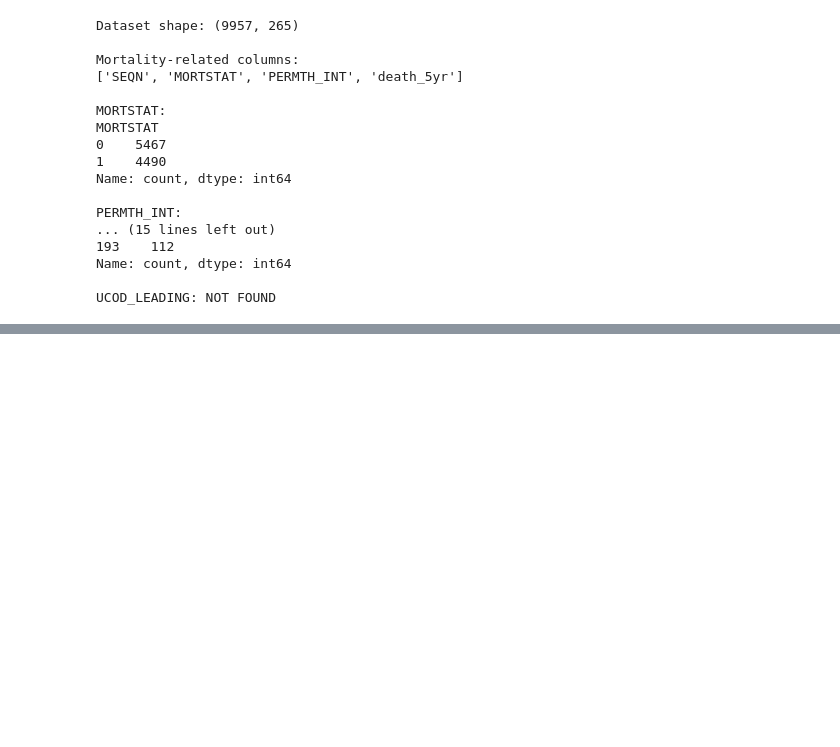
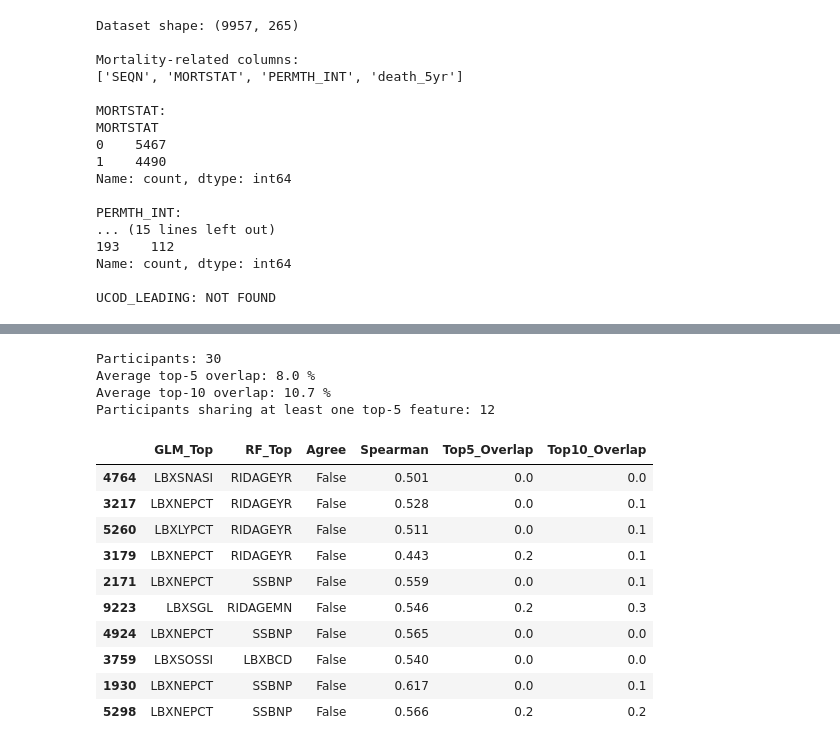
Before and after one commit to Evode-Manirahari/nhanes-cardiovascular-ml, a Jupyter notebook: notebooks/03_onehot_baseline_cv.ipynb, the cells around one changed output, grey strips where cells are left out. Cells and saved outputs as stored; diff of their text form; code cells hidden in the pictures; blank space fills up the shorter version.

```diff
--- a/notebooks/03_onehot_baseline_cv.ipynb
+++ b/notebooks/03_onehot_baseline_cv.ipynb
@@ -1287,0 +2120,59 @@ UCOD_LEADING: NOT FOUND
+# %%
+# Compare top-5 and top-10 SHAP features for each person
+
+def top_k_overlap(glm_values, rf_values, k):
+    overlaps = []
+
+    for i in range(len(glm_values)):
+        glm_top = set(np.argsort(-glm_values[i])[:k])
+        rf_top = set(np.argsort(-rf_values[i])[:k])
+
+        shared = len(glm_top & rf_top)
+        overlaps.append(shared / k)
+
+    return np.array(overlaps)
+
+
+top5_overlap = top_k_overlap(glm_abs, rf_abs, 5)
+top10_overlap = top_k_overlap(glm_abs, rf_abs, 10)
+
+print("Participants:", len(people_30))
+
+print(
+    "Average top-5 overlap:",
+    round(top5_overlap.mean() * 100, 1), "%"
+)
+
+print(
+    "Average top-10 overlap:",
+    round(top10_overlap.mean() * 100, 1), "%"
+)
+
+print(
+    "Participants sharing at least one top-5 feature:",
+    int((top5_overlap > 0).sum())
+)
+
+# Show participant-level results
+overlap_comparison = comparison_30.copy()
+
+overlap_comparison["Top5_Overlap"] = top5_overlap
+overlap_comparison["Top10_Overlap"] = top10_overlap
+
+display(overlap_comparison.head(10).round(3))
+# %% [output]
+Participants: 30
+Average top-5 overlap: 8.0 %
+Average top-10 overlap: 10.7 %
+Participants sharing at least one top-5 feature: 12
+|  | GLM_Top | RF_Top | Agree | Spearman | Top5_Overlap | Top10_Overlap |
+| 4764 | LBXSNASI | RIDAGEYR | False | 0.501 | 0.0 | 0.0 |
+| 3217 | LBXNEPCT | RIDAGEYR | False | 0.528 | 0.0 | 0.1 |
+| 5260 | LBXLYPCT | RIDAGEYR | False | 0.511 | 0.0 | 0.1 |
+| 3179 | LBXNEPCT | RIDAGEYR | False | 0.443 | 0.2 | 0.1 |
+| 2171 | LBXNEPCT | SSBNP | False | 0.559 | 0.0 | 0.1 |
+| 9223 | LBXSGL | RIDAGEMN | False | 0.546 | 0.2 | 0.3 |
+| 4924 | LBXNEPCT | SSBNP | False | 0.565 | 0.0 | 0.0 |
+| 3759 | LBXSOSSI | LBXBCD | False | 0.540 | 0.0 | 0.0 |
+| 1930 | LBXNEPCT | SSBNP | False | 0.617 | 0.0 | 0.1 |
+| 5298 | LBXNEPCT | SSBNP | False | 0.566 | 0.2 | 0.2 |
```
Also changed, not shown: parts of 23 cells of this notebook.
